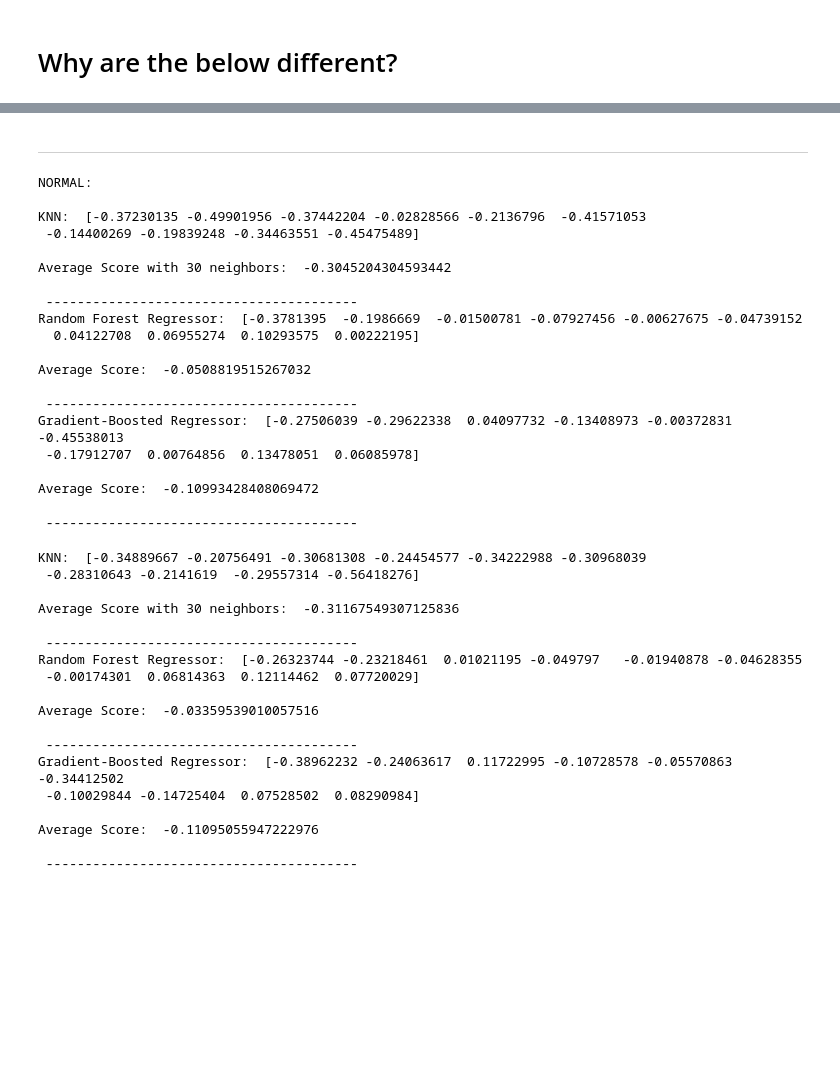
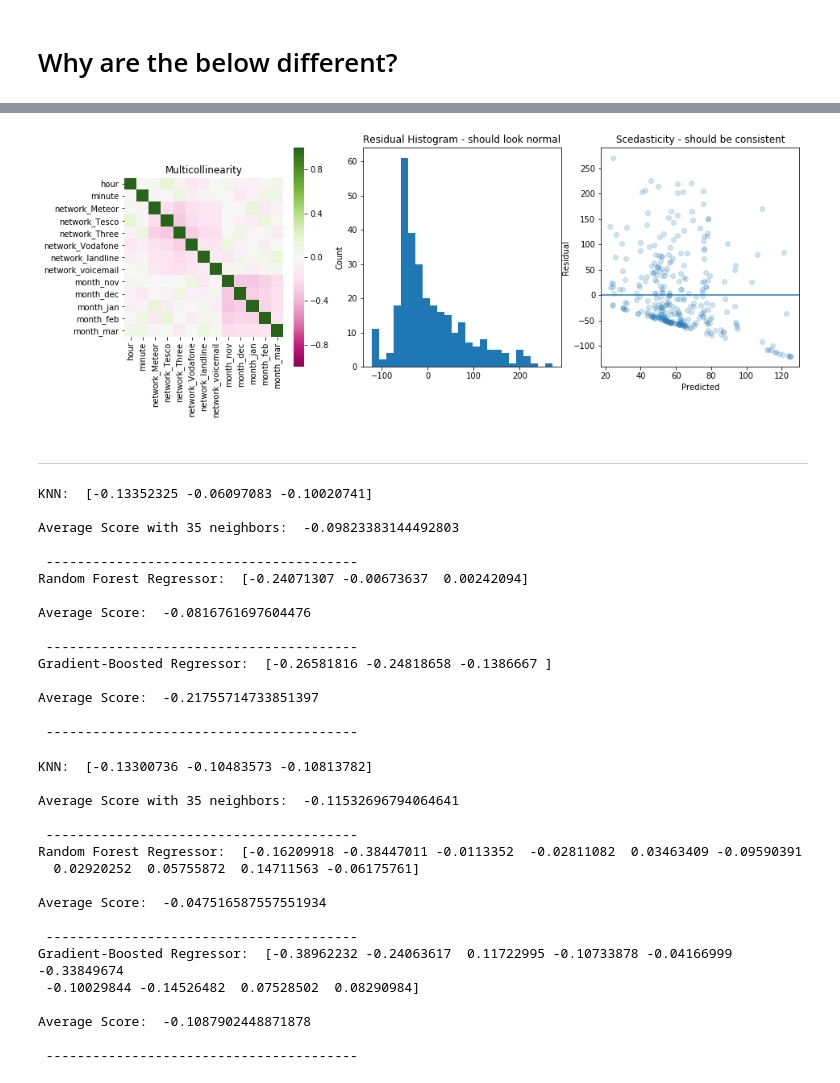
Before and after one commit to conditg/predicting-disruption, a Jupyter notebook: PhoneLogsExploration.ipynb, the cells around one changed output, grey strips where cells are left out. Saved outputs shown, nothing was run; the diff lists cells and outputs as text; code cells hidden in the pictures; blank space fills up the shorter version.

```diff
--- a/PhoneLogsExploration.ipynb
+++ b/PhoneLogsExploration.ipynb
@@ -234,60 +248,80 @@ Warnings:
 [1] Standard Errors assume that the covariance matrix of the errors is correctly specified.
 [2] The smallest eigenvalue is 4.79e-30. This might indicate that there are
 strong multicollinearity problems or that the design matrix is singular.
+# %%
+#Let's check how our output looks:
+pred = cross_val_predict(regr,x,y,cv=3)
+residual = y - pred
+
+plt.figure(figsize=[15,5])
+plt.subplot(131)
+plt.title('Multicollinearity')
+sns.heatmap(x.corr(), vmin = -1,square=True, cmap="PiYG")
+plt.subplot(132)
+plt.hist(residual, bins=25)
+plt.title('Residual Histogram - should look normal')
+plt.ylabel('Count')
+plt.subplot(133)
+plt.scatter(pred, residual, alpha=.2)
+plt.xlabel('Predicted')
+plt.ylabel('Residual')
+plt.axhline(y=0)
+plt.title('Scedasticity - should be consistent')
+plt.show()
+#annotate charts? sample#, output std, modeled std
+# %% [output]
+[figure, added]
 # %% [markdown]
 ---
 # %%
 x = df2[['hour','minute','network_Meteor','network_Tesco','network_Three','network_Vodafone','network_landline','network_voicemail','month_nov','month_dec','month_jan','month_feb','month_mar']]
 y = df2.duration
-knn = neighbors.KNeighborsRegressor(n_neighbors=5)
+nns = 35
+knn = neighbors.KNeighborsRegressor(n_neighbors=nns, weights='distance')
 knn.fit(x,y)
-scores = cross_val_score(knn,x,y,cv=10)
+scores = cross_val_score(knn,x,y,cv=3)
 print("KNN: ",scores)
-print("\nAverage Score with 30 neighbors: ",np.mean(scores))
+print("\nAverage Score with "+str(nns)+" neighbors: ",np.mean(scores))
 print('\n','-'*40)
 
 rfr = ensemble.RandomForestRegressor(n_estimators=10, max_depth=2)
 rfr.fit(x,y)
-scores = cross_val_score(rfr,x,y,cv=10)
+scores = cross_val_score(rfr,x,y,cv=3)
 print("Random Forest Regressor: ",scores)
 print("\nAverage Score: ",np.mean(scores))
 print('\n','-'*40)
 
 gbr = ensemble.GradientBoostingRegressor(learning_rate=.1, max_depth=2, n_estimators=100)
 gbr.fit(x,y)
-scores = cross_val_score(gbr,x,y,cv=10)
+scores = cross_val_score(gbr,x,y,cv=3)
 print("Gradient-Boosted Regressor: ",scores)
 print("\nAverage Score: ",np.mean(scores))
 print('\n','-'*40)
 # %% [output]
-NORMAL:
+KNN:  [-0.13352325 -0.06097083 -0.10020741]
 
-KNN:  [-0.37230135 -0.49901956 -0.37442204 -0.02828566 -0.2136796  -0.41571053
- -0.14400269 -0.19839248 -0.34463551 -0.45475489]
-
-Average Score with 30 neighbors:  -0.3045204304593442
+Average Score with 35 neighbors:  -0.09823383144492803
 
  ----------------------------------------
-Random Forest Regressor:  [-0.3781395  -0.1986669  -0.01500781 -0.07927456 -0.00627675 -0.04739152
-  0.04122708  0.06955274  0.10293575  0.00222195]
+Random Forest Regressor:  [-0.24071307 -0.00673637  0.00242094]
 
-Average Score:  -0.0508819515267032
+Average Score:  -0.0816761697604476
 
  ----------------------------------------
-Gradient-Boosted Regressor:  [-0.27506039 -0.29622338  0.04097732 -0.13408973 -0.00372831 -0.45538013
- -0.17912707  0.00764856  0.13478051  0.06085978]
+Gradient-Boosted Regressor:  [-0.26581816 -0.24818658 -0.1386667 ]
 
-Average Score:  -0.10993428408069472
+Average Score:  -0.21755714733851397
 
  ----------------------------------------
 # %%
 #Let's try it with only the features where p<=.2 from statsmodels
 x = df2[['hour','minute','network_Tesco','network_Meteor','month_feb','month_mar']]
-knn = neighbors.KNeighborsRegressor(n_neighbors=5)
+nns = 35
+knn = neighbors.KNeighborsRegressor(n_neighbors=nns, weights='distance')
 knn.fit(x,y)
-scores = cross_val_score(knn,x,y,cv=10)
+scores = cross_val_score(knn,x,y,cv=3)
 print("KNN: ",scores)
-print("\nAverage Score with 30 neighbors: ",np.mean(scores))
+print("\nAverage Score with "+str(nns)+" neighbors: ",np.mean(scores))
 print('\n','-'*40)
 
 rfr = ensemble.RandomForestRegressor(n_estimators=10, max_depth=2)
@@ -304,21 +338,20 @@ print("Gradient-Boosted Regressor: ",scores)
 print("\nAverage Score: ",np.mean(scores))
 print('\n','-'*40)
 # %% [output]
-KNN:  [-0.34889667 -0.20756491 -0.30681308 -0.24454577 -0.34222988 -0.30968039
- -0.28310643 -0.2141619  -0.29557314 -0.56418276]
+KNN:  [-0.13300736 -0.10483573 -0.10813782]
 
-Average Score with 30 neighbors:  -0.31167549307125836
+Average Score with 35 neighbors:  -0.11532696794064641
 
  ----------------------------------------
-Random Forest Regressor:  [-0.26323744 -0.23218461  0.01021195 -0.049797   -0.01940878 -0.04628355
- -0.00174301  0.06814363  0.12114462  0.07720029]
+Random Forest Regressor:  [-0.16209918 -0.38447011 -0.0113352  -0.02811082  0.03463409 -0.09590391
+  0.02920252  0.05755872  0.14711563 -0.06175761]
 
-Average Score:  -0.03359539010057516
+Average Score:  -0.047516587557551934
 
  ----------------------------------------
-Gradient-Boosted Regressor:  [-0.38962232 -0.24063617  0.11722995 -0.10728578 -0.05570863 -0.34412502
- -0.10029844 -0.14725404  0.07528502  0.08290984]
+Gradient-Boosted Regressor:  [-0.38962232 -0.24063617  0.11722995 -0.10733878 -0.04166999 -0.33849674
+ -0.10029844 -0.14526482  0.07528502  0.08290984]
 
-Average Score:  -0.11095055947222976
+Average Score:  -0.1087902448871878
 
  ----------------------------------------
```
Also changed, not shown: parts of 12 cells of this notebook, 2 other files.
